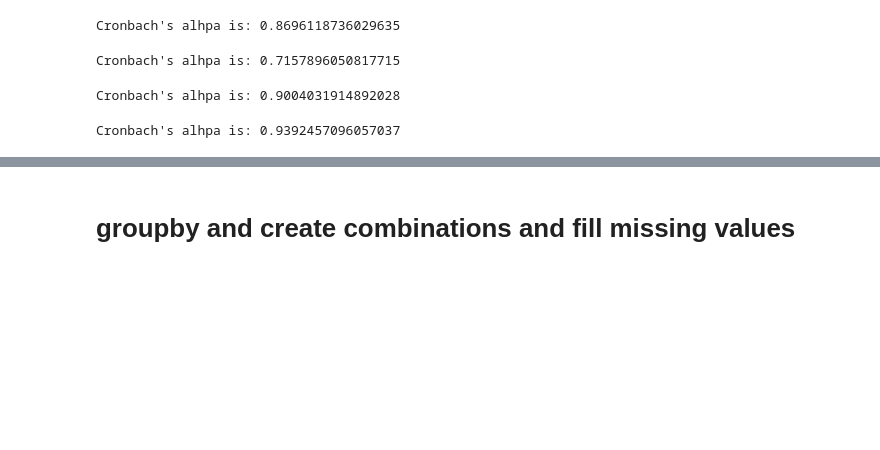
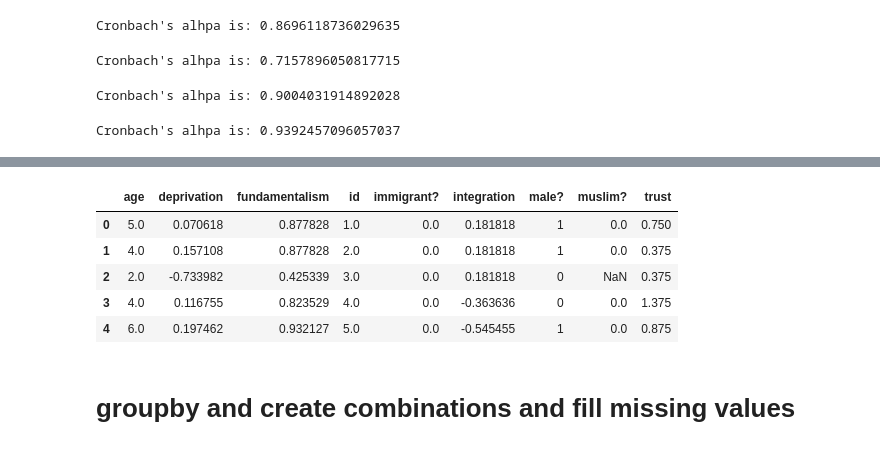
Before and after one commit to LABSS/PROTON-T, a Jupyter notebook: inputs/neukolln/opinion_analysis_T.ipynb, the cells around one changed output, grey strips where cells are left out. Saved outputs shown, nothing was run; the diff lists cells and outputs as text; code cells hidden in the pictures; blank space fills up the shorter version.

```diff
--- a/inputs/neukolln/opinion_analysis_T.ipynb
+++ b/inputs/neukolln/opinion_analysis_T.ipynb
@@ -182,0 +188,4 @@ Imputing row 2001/2075 with 1 missing, elapsed time: 0.675
+# %%
+df_indices['age'] = knn_impute.knn_impute(target=df_indices['age'], attributes=df_indices.drop(['age', 'id'], 1),
+                                          aggregation_method="mode", k_neighbors=10, numeric_distance='euclidean',
+                                          categorical_distance='hamming', missing_neighbors_threshold=0.8)
@@ -182,0 +194,4 @@ Imputing row 2001/2075 with 1 missing, elapsed time: 0.675
+# %%
+df_indices['immigrant?'] = knn_impute.knn_impute(target=df_indices['immigrant?'], attributes=df_indices.drop(['immigrant?', 'id'], 1),
+                                          aggregation_method="mode", k_neighbors=10, numeric_distance='euclidean',
+                                          categorical_distance='hamming', missing_neighbors_threshold=0.8)
@@ -182,0 +200,4 @@ Imputing row 2001/2075 with 1 missing, elapsed time: 0.675
+# %%
+df_indices['muslim?'] = knn_impute.knn_impute(target=df_indices['muslim?'], attributes=df_indices.drop(['muslim?', 'id'], 1),
+                                          aggregation_method="mode", k_neighbors=10, numeric_distance='euclidean',
+                                          categorical_distance='hamming', missing_neighbors_threshold=0.8)
@@ -182,0 +206,11 @@ Imputing row 2001/2075 with 1 missing, elapsed time: 0.675
+# %%
+missing = pd.DataFrame.from_dict({'age':[1.0, 1.0, 3.0, 4.0, 4.0, 4.0, 5.0, 5.0, 5.0, 6.0, 6.0, 6.0],
+                        'male?':[0, 1, 1, 0, 1, 1, 0, 0, 1, 0, 1, 1],
+                        'immigrant?':[0.0, 1.0, 0.0, 0.0, 0.0, 1.0, 0.0, 1.0, 0.0, 1.0, 0.0, 1.0],
+                        'muslim?':[1.0, 1.0, 1.0, 1.0, 1.0, 1.0, 1.0, 1.0, 1.0, 1.0, 1.0, 1.0],
+                        'deprivation':[None,None,None,None,None,None,None,None,None,None,None,None],
+                        'fundamentalism':[None,None,None,None,None,None,None,None,None,None,None,None],
+                        'integration':[None,None,None,None,None,None,None,None,None,None,None,None],
+                        'trust':[None,None,None,None,None,None,None,None,None,None,None,None]
+                       })
+missing.head()
@@ -182,0 +224,10 @@ Imputing row 2001/2075 with 1 missing, elapsed time: 0.675
+# %%
+df_filled = pd.concat([df_indices, missing])
+df_filled.head()
+# %% [output]
+|  | age | deprivation | fundamentalism | id | immigrant? | integration | male? | muslim? | trust |
+| 0 | 5.0 | 0.070618 | 0.877828 | 1.0 | 0.0 | 0.181818 | 1 | 0.0 | 0.750 |
+| 1 | 4.0 | 0.157108 | 0.877828 | 2.0 | 0.0 | 0.181818 | 1 | 0.0 | 0.375 |
+| 2 | 2.0 | -0.733982 | 0.425339 | 3.0 | 0.0 | 0.181818 | 0 | NaN | 0.375 |
+| 3 | 4.0 | 0.116755 | 0.823529 | 4.0 | 0.0 | -0.363636 | 0 | 0.0 | 1.375 |
+| 4 | 6.0 | 0.197462 | 0.932127 | 5.0 | 0.0 | -0.545455 | 1 | 0.0 | 0.875 |
```
Also changed, not shown: parts of 16 cells of this notebook, 1 other file.
